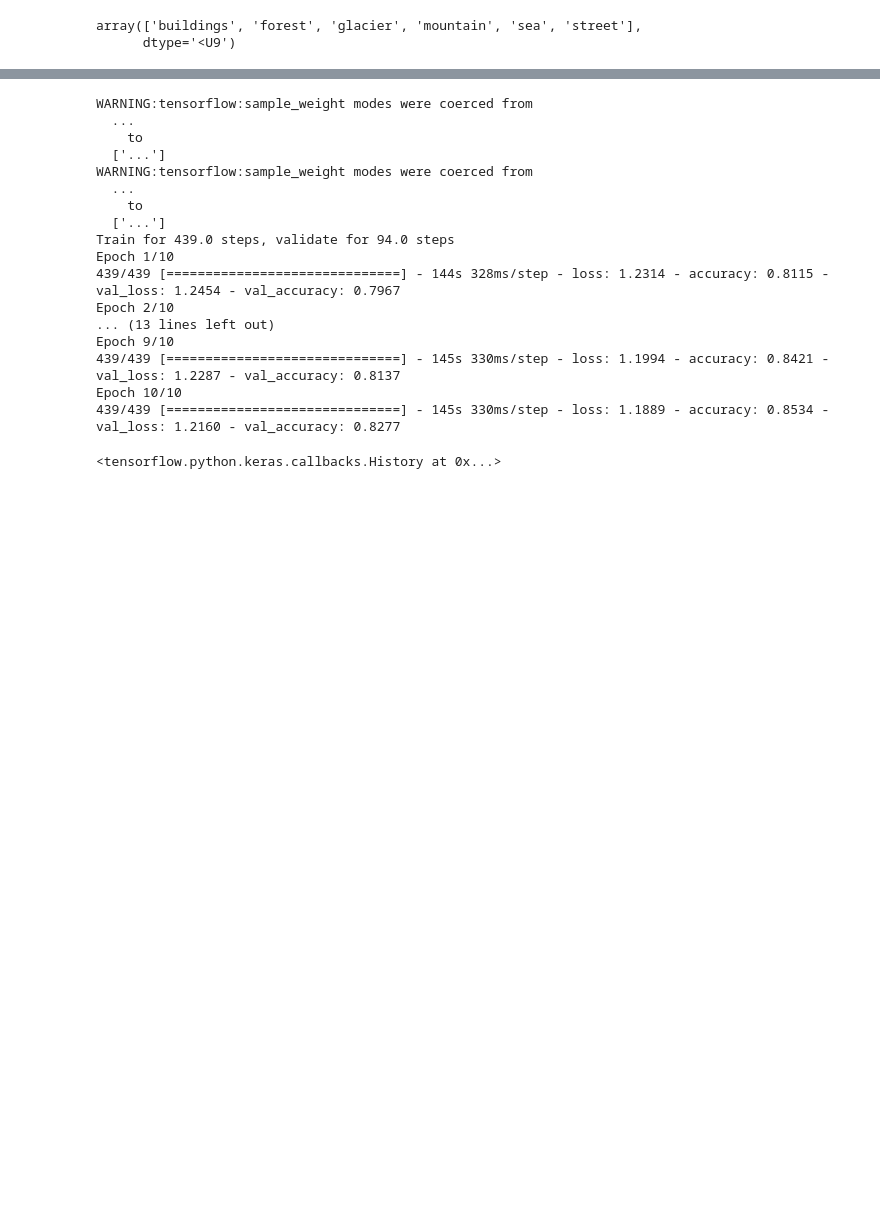
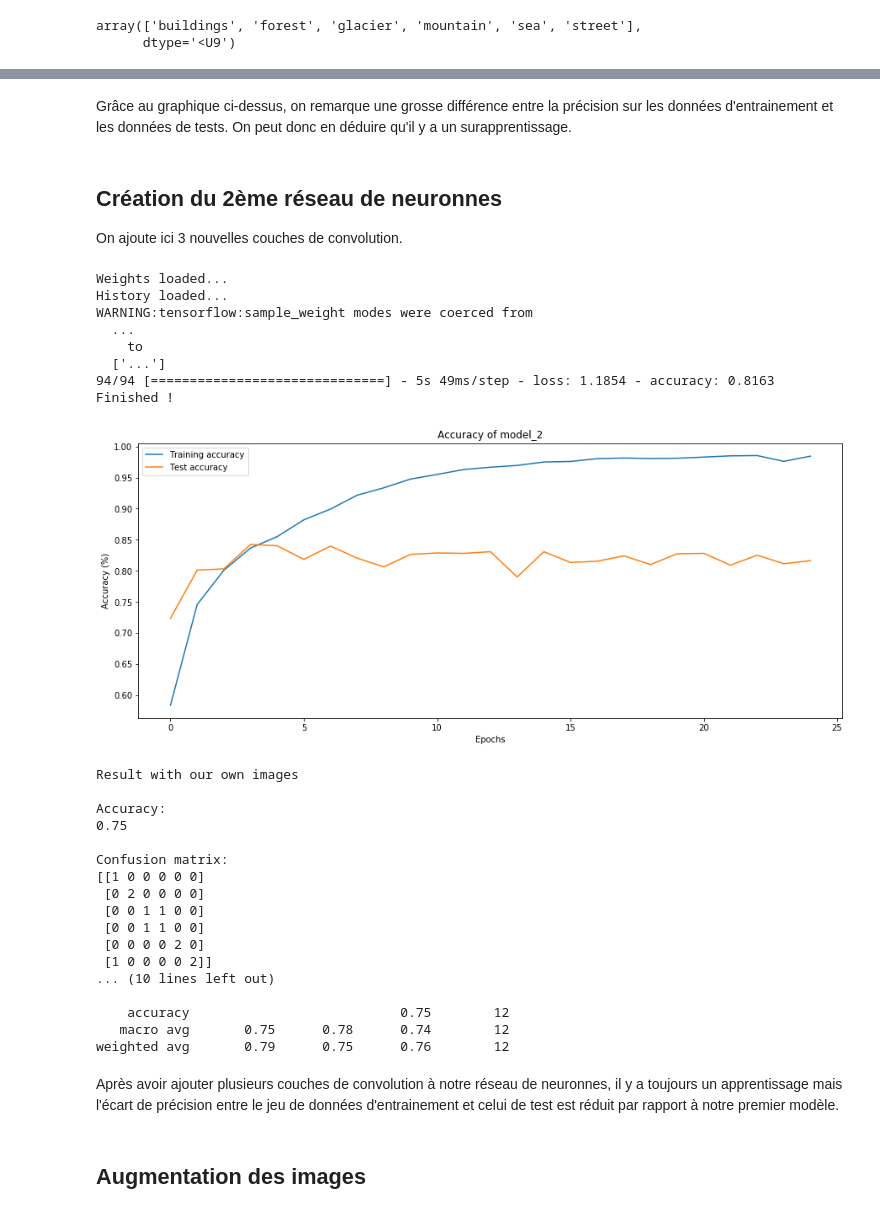
Before and after one commit to GauthierEmilien/5DEEP, a Jupyter notebook: 5DEEP.ipynb, the cells around one changed output, grey strips where cells are left out. Saved outputs shown, nothing was run; the diff lists cells and outputs as text; code cells hidden in the pictures; blank space fills up the shorter version.

```diff
--- a/5DEEP.ipynb
+++ b/5DEEP.ipynb
@@ -92,48 +183,54 @@ Epoch 5/5
+# %% [markdown]
+Grâce au graphique ci-dessus, on remarque une grosse différence entre la précision sur les données d'entrainement et les données de tests. On peut donc en déduire qu'il y a un surapprentissage.
+# %% [markdown]
+## Création du 2ème réseau de neuronnes
+
+On ajoute ici 3 nouvelles couches de convolution.
 # %%
-model_2 = model = keras.Sequential([
+model_2 = keras.Sequential([
     keras.layers.Conv2D(32, (3, 3), input_shape=(IMG_HEIGHT, IMG_WIDTH, 3), activation='relu'),
     keras.layers.MaxPooling2D(pool_size=(2, 2)),
     keras.layers.Conv2D(32, (3, 3), activation='relu'),
     keras.layers.MaxPooling2D(pool_size=(2, 2)),
     keras.layers.Conv2D(64, (3, 3), activation='relu'),
     keras.layers.MaxPooling2D(pool_size=(2, 2)),
     keras.layers.Conv2D(128, (3, 3), activation='relu'),
     keras.layers.MaxPooling2D(pool_size=(2, 2)),
     keras.layers.Flatten(),
+    keras.layers.Dense(256, activation='relu'),
     keras.layers.Dropout(0.2),
-    keras.layers.Dense(128, activation='relu'),
     keras.layers.Dense(len(CLASS_NAMES), activation='softmax')
 ])
 
-model_2.compile(
-    optimizer='adam',
-    loss=keras.losses.SparseCategoricalCrossentropy(from_logits=True),
-    metrics=['accuracy']
-)
+fitAndShow(model_2, 'model_2', train_data_gen, 25)
+# %% [output]
+Weights loaded...
+History loaded...
+WARNING:tensorflow:sample_weight modes were coerced from
+  ...
+    to
+  ['...']
+94/94 [==============================] - 5s 49ms/step - loss: 1.1854 - accuracy: 0.8163
+Finished !
+[figure, added]
+Result with our own images
+
+Accuracy:
+0.75
+
+Confusion matrix:
+[[1 0 0 0 0 0]
+ [0 2 0 0 0 0]
+ [0 0 1 1 0 0]
+ [0 0 1 1 0 0]
+ [0 0 0 0 2 0]
+ [1 0 0 0 0 2]]
+... (10 lines left out)
+
+    accuracy                           0.75        12
+   macro avg       0.75      0.78      0.74        12
+weighted avg       0.79      0.75      0.76        12
-# %%
-model_2.fit(
-    train_data_gen,
-    steps_per_epoch=STEPS_PER_EPOCH,
-    epochs=10,
-    validation_data=test_data_gen,
-    validation_steps=VALIDATION_STEPS
-)
-# %% [output]
-WARNING:tensorflow:sample_weight modes were coerced from
-  ...
-    to
-  ['...']
-WARNING:tensorflow:sample_weight modes were coerced from
-  ...
-    to
-  ['...']
-Train for 439.0 steps, validate for 94.0 steps
-Epoch 1/10
-439/439 [==============================] - 144s 328ms/step - loss: 1.2314 - accuracy: 0.8115 - val_loss: 1.2454 - val_accuracy: 0.7967
-Epoch 2/10
-... (13 lines left out)
-Epoch 9/10
-439/439 [==============================] - 145s 330ms/step - loss: 1.1994 - accuracy: 0.8421 - val_loss: 1.2287 - val_accuracy: 0.8137
-Epoch 10/10
-439/439 [==============================] - 145s 330ms/step - loss: 1.1889 - accuracy: 0.8534 - val_loss: 1.2160 - val_accuracy: 0.8277
-<tensorflow.python.keras.callbacks.History at 0x...>
+# %% [markdown]
+Après avoir ajouter plusieurs couches de convolution à notre réseau de neuronnes, il y a toujours un apprentissage mais l'écart de précision entre le jeu de données d'entrainement et celui de test est réduit par rapport à notre premier modèle.
+# %% [markdown]
+## Augmentation des images
```
Also changed, not shown: parts of 20 cells of this notebook, 39 other files.
